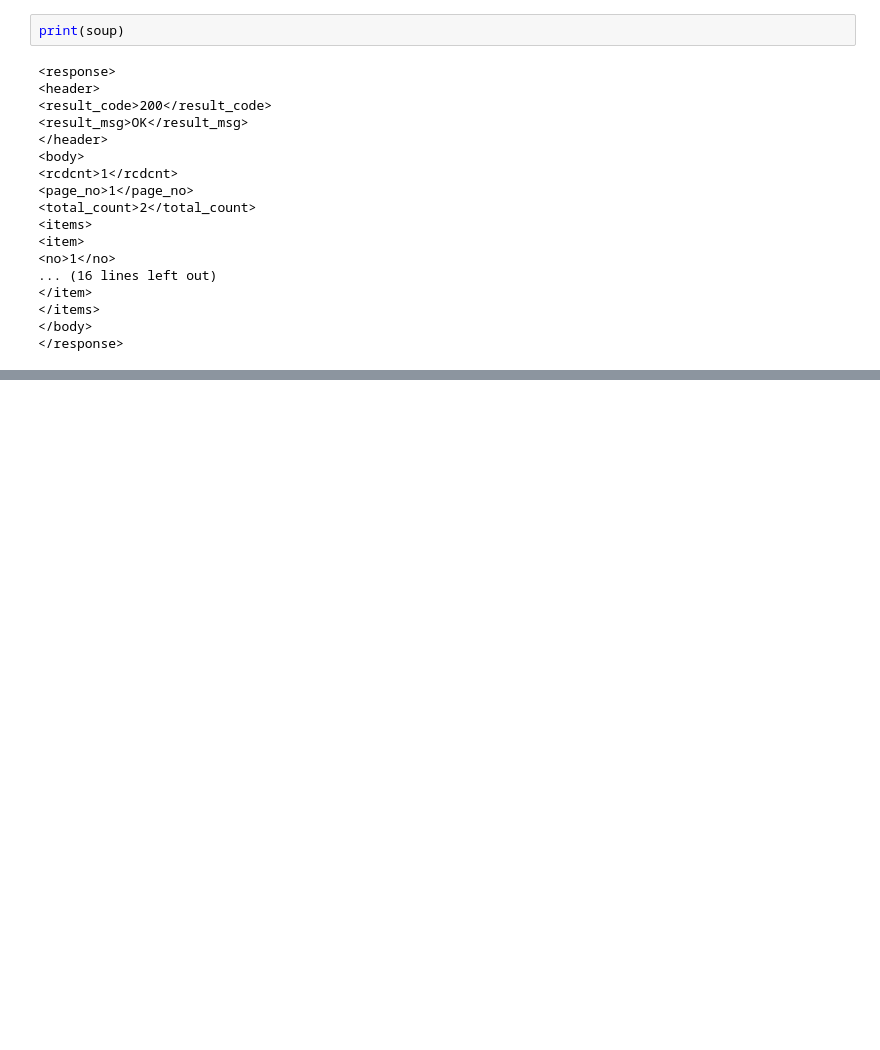
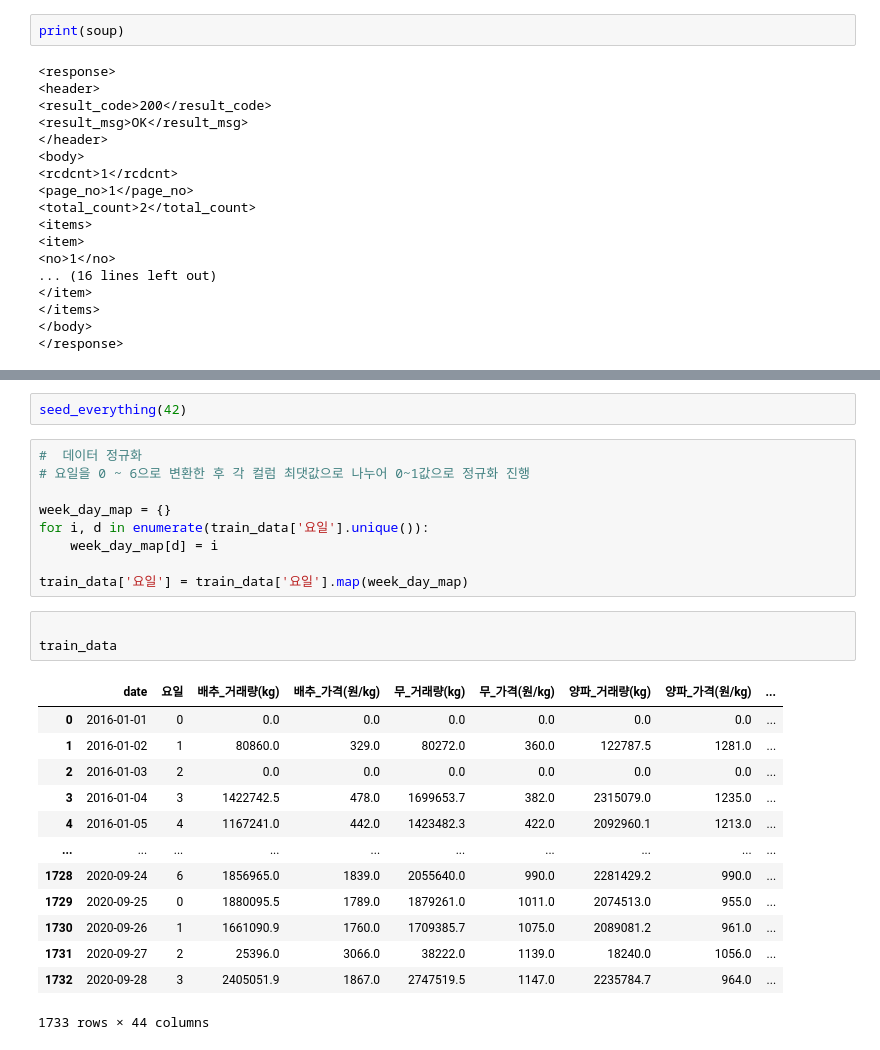
Before and after one commit to citizenofathens/farmProductPred, a Jupyter notebook: 235801_2021 농산물 가격예측 AI 경진대회/eda.ipynb, the cells around one changed output, grey strips where cells are left out. Saved outputs shown, nothing was run; the diff lists cells and outputs as text; blank space fills up the shorter version.

```diff
--- a/235801_2021 농산물 가격예측 AI 경진대회/eda.ipynb
+++ b/235801_2021 농산물 가격예측 AI 경진대회/eda.ipynb
@@ -138,0 +170,28 @@ print(soup)
+# %%
+seed_everything(42)
+# %%
+#  데이터 정규화
+# 요일을 0 ~ 6으로 변환한 후 각 컬럼 최댓값으로 나누어 0~1값으로 정규화 진행
+
+week_day_map = {}
+for i, d in enumerate(train_data['요일'].unique()):
+    week_day_map[d] = i
+
+train_data['요일'] = train_data['요일'].map(week_day_map)
+# %%
+
+train_data
+# %% [output]
+|  | date | 요일 | 배추_거래량(kg) | 배추_가격(원/kg) | 무_거래량(kg) | 무_가격(원/kg) | 양파_거래량(kg) | 양파_가격(원/kg) | ... |
+| 0 | 2016-01-01 | 0 | 0.0 | 0.0 | 0.0 | 0.0 | 0.0 | 0.0 | ... |
+| 1 | 2016-01-02 | 1 | 80860.0 | 329.0 | 80272.0 | 360.0 | 122787.5 | 1281.0 | ... |
+| 2 | 2016-01-03 | 2 | 0.0 | 0.0 | 0.0 | 0.0 | 0.0 | 0.0 | ... |
+| 3 | 2016-01-04 | 3 | 1422742.5 | 478.0 | 1699653.7 | 382.0 | 2315079.0 | 1235.0 | ... |
+| 4 | 2016-01-05 | 4 | 1167241.0 | 442.0 | 1423482.3 | 422.0 | 2092960.1 | 1213.0 | ... |
+| ... | ... | ... | ... | ... | ... | ... | ... | ... | ... |
+| 1728 | 2020-09-24 | 6 | 1856965.0 | 1839.0 | 2055640.0 | 990.0 | 2281429.2 | 990.0 | ... |
+| 1729 | 2020-09-25 | 0 | 1880095.5 | 1789.0 | 1879261.0 | 1011.0 | 2074513.0 | 955.0 | ... |
+| 1730 | 2020-09-26 | 1 | 1661090.9 | 1760.0 | 1709385.7 | 1075.0 | 2089081.2 | 961.0 | ... |
+| 1731 | 2020-09-27 | 2 | 25396.0 | 3066.0 | 38222.0 | 1139.0 | 18240.0 | 1056.0 | ... |
+| 1732 | 2020-09-28 | 3 | 2405051.9 | 1867.0 | 2747519.5 | 1147.0 | 2235784.7 | 964.0 | ... |
+1733 rows × 44 columns
```
Also changed, not shown: parts of 10 cells of this notebook.
